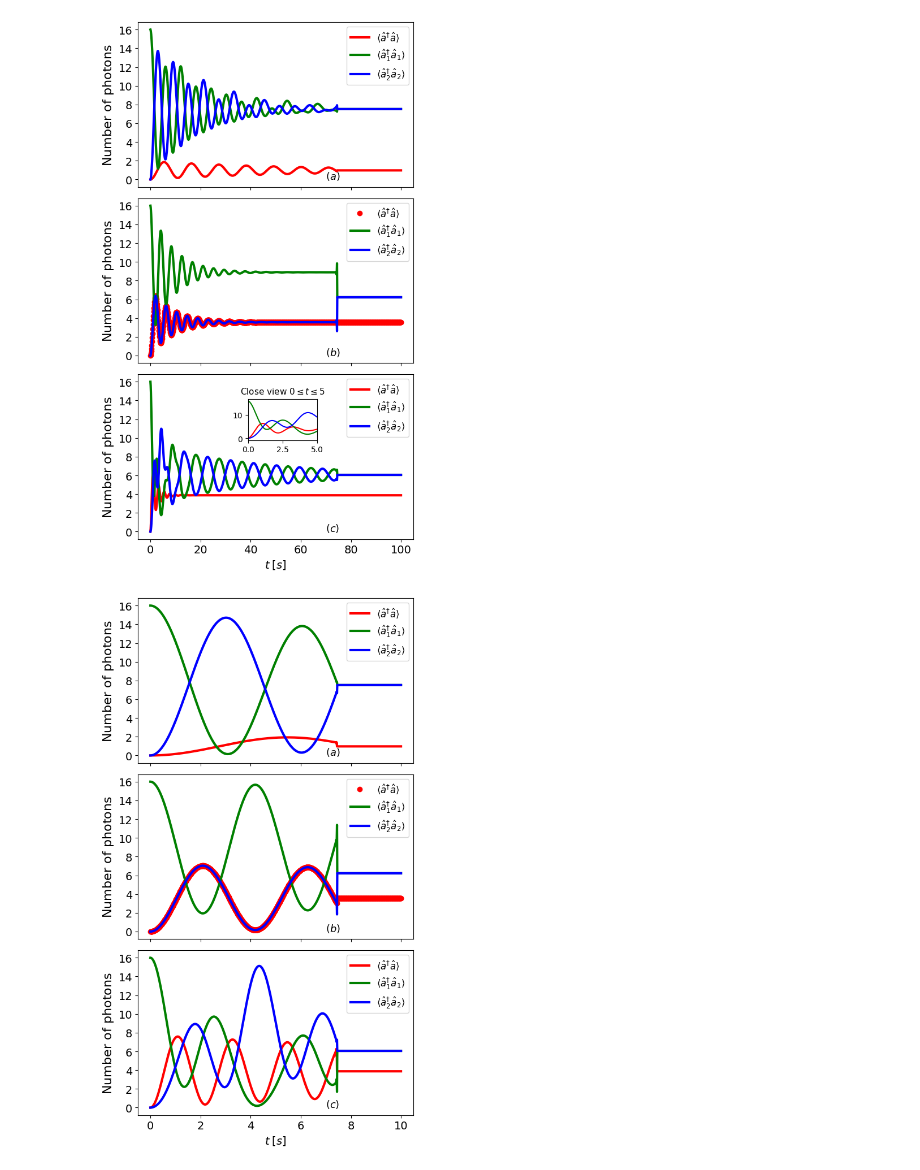
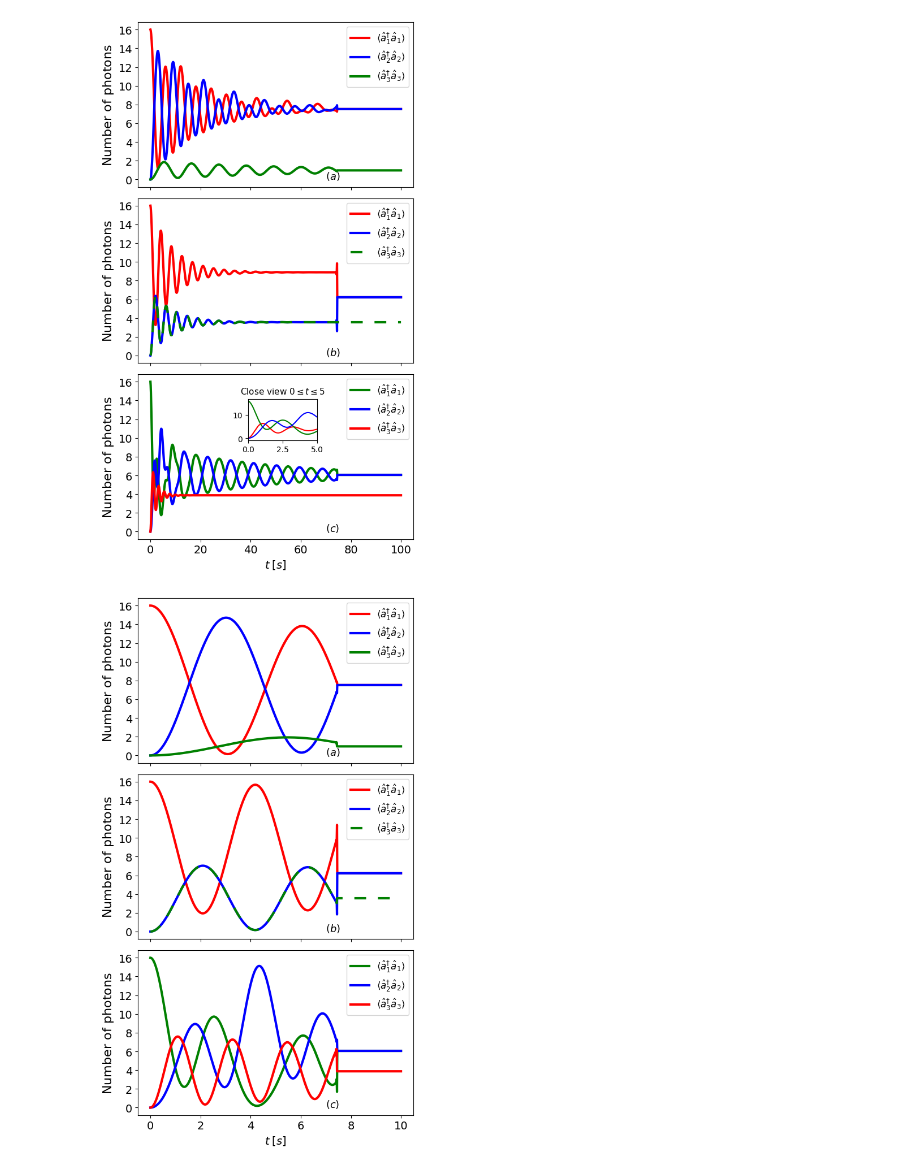
Before and after one commit to rurz/IntrinsicDecoherence, a Jupyter notebook: notebooks/Intrinsic_Graphics.ipynb, the cells around one changed output. Saved outputs shown, nothing was run; the diff lists cells and outputs as text; code cells hidden in the pictures.

Commit message:
Incremental update
* Fixed labels in plots
* Added `Intrinsic_QO.ipynb` for comparison purposes
* Updated README

```diff
--- a/notebooks/Intrinsic_Graphics.ipynb
+++ b/notebooks/Intrinsic_Graphics.ipynb
@@ -53,48 +53,48 @@ gc3 = [real(exv_a₂(ω, λ, 1, 10, α, t_list[τ])) for τ in 1:length(t_list)]
 # %%
 figs, (axs1, axs2, axs3) = subplots(3,1, figsize = (6,10), sharex = true)
 
-axs1.plot(t_list, ga1, "r", lw = 3, label = L"\langle \hat{a}^{\dagger}\hat{a} \rangle")
-axs1.plot(t_list, ga2, "g", lw = 3, label = L"\langle \hat{a}_{1}^{\dagger}\hat{a}_{1} \rangle")
+axs1.plot(t_list, ga2, "r", lw = 3, label = L"\langle \hat{a}_{1}^{\dagger}\hat{a}_{1} \rangle")
 axs1.plot(t_list, ga3, "b", lw = 3, label = L"\langle \hat{a}_{2}^{\dagger}\hat{a}_{2} \rangle")
+axs1.plot(t_list, ga1, "g",  lw = 3, label = L"\langle \hat{a}_{3}^{\dagger}\hat{a}_{3} \rangle")
 
     axs1.set_ylabel(L"\rm{Number\ of\ photons}", fontsize = 16)
     setp(axs1.get_xticklabels(), fontsize = 14)
     setp(axs1.get_yticklabels(), fontsize = 14)
     axs1.legend(fontsize = 12)
 
-axs2.plot(t_list, gb1, "ro", lw = 3, label = L"\langle \hat{a}^{\dagger}\hat{a} \rangle")
-axs2.plot(t_list, gb2, "g", lw = 3, label = L"\langle \hat{a}_{1}^{\dagger}\hat{a}_{1} \rangle")
-axs2.plot(t_list, gb3, "b", ms = 4, lw = 3, label = L"\langle \hat{a}_{2}^{\dagger}\hat{a}_{2} \rangle")
+axs2.plot(t_list, gb2, "r", lw = 3, label = L"\langle \hat{a}_{1}^{\dagger}\hat{a}_{1} \rangle")
+axs2.plot(t_list, gb3, "b", ms = 3, lw = 3, label = L"\langle \hat{a}_{2}^{\dagger}\hat{a}_{2} \rangle")
+axs2.plot(t_list, gb1, "g", lw = 3, linestyle = (0, (5, 5)), label = L"\langle \hat{a}_{3}^{\dagger}\hat{a}_{3} \rangle")
 
     axs2.set_ylabel(L"\rm{Number\ of\ photons}", fontsize = 16)
     setp(axs2.get_xticklabels(), fontsize = 14)
     setp(axs2.get_yticklabels(), fontsize = 14)
     axs2.legend(fontsize = 12)
 
-axs3.plot(t_list, gc1, "r", lw = 3, label = L"\langle \hat{a}^{\dagger}\hat{a} \rangle")
 axs3.plot(t_list, gc2, "g", lw = 3, label = L"\langle \hat{a}_{1}^{\dagger}\hat{a}_{1} \rangle")
 axs3.plot(t_list, gc3, "b", lw = 3, label = L"\langle \hat{a}_{2}^{\dagger}\hat{a}_{2} \rangle")
+axs3.plot(t_list, gc1, "r", lw = 3, label = L"\langle \hat{a}_{3}^{\dagger}\hat{a}_{3} \rangle")
 
 	axs3.set_xlabel(L"t\; [s]", fontsize = 14)
 	axs3.set_ylabel(L"\rm{Number\ of\ photons}", fontsize = 16)
 	setp(axs3.get_xticklabels(), fontsize = 14)
 	setp(axs3.get_yticklabels(), fontsize = 14)
 	axs3.legend(fontsize = 12)
 
 	axins = axs3.inset_axes([0.4, 0.6, 0.25, 0.25])
 	axins.plot(t_list, real(gc1), "r")
 	axins.plot(t_list, real(gc2), "g")
 	axins.plot(t_list, real(gc3), "b")
 	axins.set_xlim([0,5])
 	axins.set_title(L"Close view $0 \leq t \leq 5$", fontsize = 11)
 
 	axs1.text(70, 0, L"(a)", fontsize=13)
 	axs2.text(70, 0, L"(b)", fontsize=13)
 	axs3.text(70, 0, L"(c)", fontsize=13)
 
 tight_layout()
 # %% [output]
-[figure, old version]
+[figure, new version]
 # %%
 Ga1 = [real(exv_a(ω, λ, 0.1, 100, α, T_list[τ])) for τ in 1:length(T_list)];
 Ga2 = [real(exv_a₁(ω, λ, 0.1, 100, α, T_list[τ])) for τ in 1:length(T_list)];
@@ -110,27 +110,27 @@ Gc3 = [real(exv_a₂(ω, λ, 1, 100, α, T_list[τ])) for τ in 1:length(T_list)
 # %%
 figS, (axS1, axS2, axS3) = subplots(3,1, figsize = (6,10), sharex = true)
 
-axS1.plot(T_list, Ga1, "r", lw = 3, label = L"\langle \hat{a}^{\dagger}\hat{a} \rangle")
-axS1.plot(T_list, Ga2, "g", lw = 3, label = L"\langle \hat{a}_{1}^{\dagger}\hat{a}_{1} \rangle")
+axS1.plot(T_list, Ga2, "r", lw = 3, label = L"\langle \hat{a}_{1}^{\dagger}\hat{a}_{1} \rangle")
 axS1.plot(T_list, Ga3, "b", lw = 3, label = L"\langle \hat{a}_{2}^{\dagger}\hat{a}_{2} \rangle")
+axS1.plot(T_list, Ga1, "g", lw = 3, label = L"\langle \hat{a}_{3}^{\dagger}\hat{a}_{3} \rangle")
 
     axS1.set_ylabel(L"\rm{Number\ of\ photons}", fontsize = 16)
     setp(axS1.get_xticklabels(), fontsize = 14)
     setp(axS1.get_yticklabels(), fontsize = 14)
     axS1.legend(fontsize = 12)
 
-axS2.plot(T_list, Gb1, "ro", lw = 3, label = L"\langle \hat{a}^{\dagger}\hat{a} \rangle")
-axS2.plot(T_list, Gb2, "g", lw = 3, label = L"\langle \hat{a}_{1}^{\dagger}\hat{a}_{1} \rangle")
-axS2.plot(T_list, Gb3, "b", ms = 4, lw = 3, label = L"\langle \hat{a}_{2}^{\dagger}\hat{a}_{2} \rangle")
+axS2.plot(T_list, Gb2, "r", lw = 3, label = L"\langle \hat{a}_{1}^{\dagger}\hat{a}_{1} \rangle")
+axS2.plot(T_list, Gb3, "b", ms = 3, lw = 3, label = L"\langle \hat{a}_{2}^{\dagger}\hat{a}_{2} \rangle")
+axS2.plot(T_list, Gb1, "g", linestyle = (0, (5, 5)), lw = 3, label = L"\langle \hat{a}_{3}^{\dagger}\hat{a}_{3} \rangle")
 
     axS2.set_ylabel(L"\rm{Number\ of\ photons}", fontsize = 16)
     setp(axS2.get_xticklabels(), fontsize = 14)
     setp(axS2.get_yticklabels(), fontsize = 14)
     axS2.legend(fontsize = 12)
 
-axS3.plot(T_list, Gc1, "r", lw = 3, label = L"\langle \hat{a}^{\dagger}\hat{a} \rangle")
 axS3.plot(T_list, Gc2, "g", lw = 3, label = L"\langle \hat{a}_{1}^{\dagger}\hat{a}_{1} \rangle")
 axS3.plot(T_list, Gc3, "b", lw = 3, label = L"\langle \hat{a}_{2}^{\dagger}\hat{a}_{2} \rangle")
+axS3.plot(T_list, Gc1, "r", lw = 3, label = L"\langle \hat{a}_{3}^{\dagger}\hat{a}_{3} \rangle")
 
 	axS3.set_xlabel(L"t\; [s]", fontsize = 14)
 	axS3.set_ylabel(L"\rm{Number\ of\ photons}", fontsize = 16)
@@ -144,7 +144,7 @@ axS3.plot(T_list, Gc3, "b", lw = 3, label = L"\langle \hat{a}_{2}^{\dagger}\hat{
 
 tight_layout()
 # %% [output]
-[figure, old version]
+[figure, new version]
 # %% [markdown]
 ___
 The aim is to solve the Hamiltonian for the three-coupled harmonic oscillators
```
Also changed, not shown: parts of 2 cells of this notebook, 8 other files.
